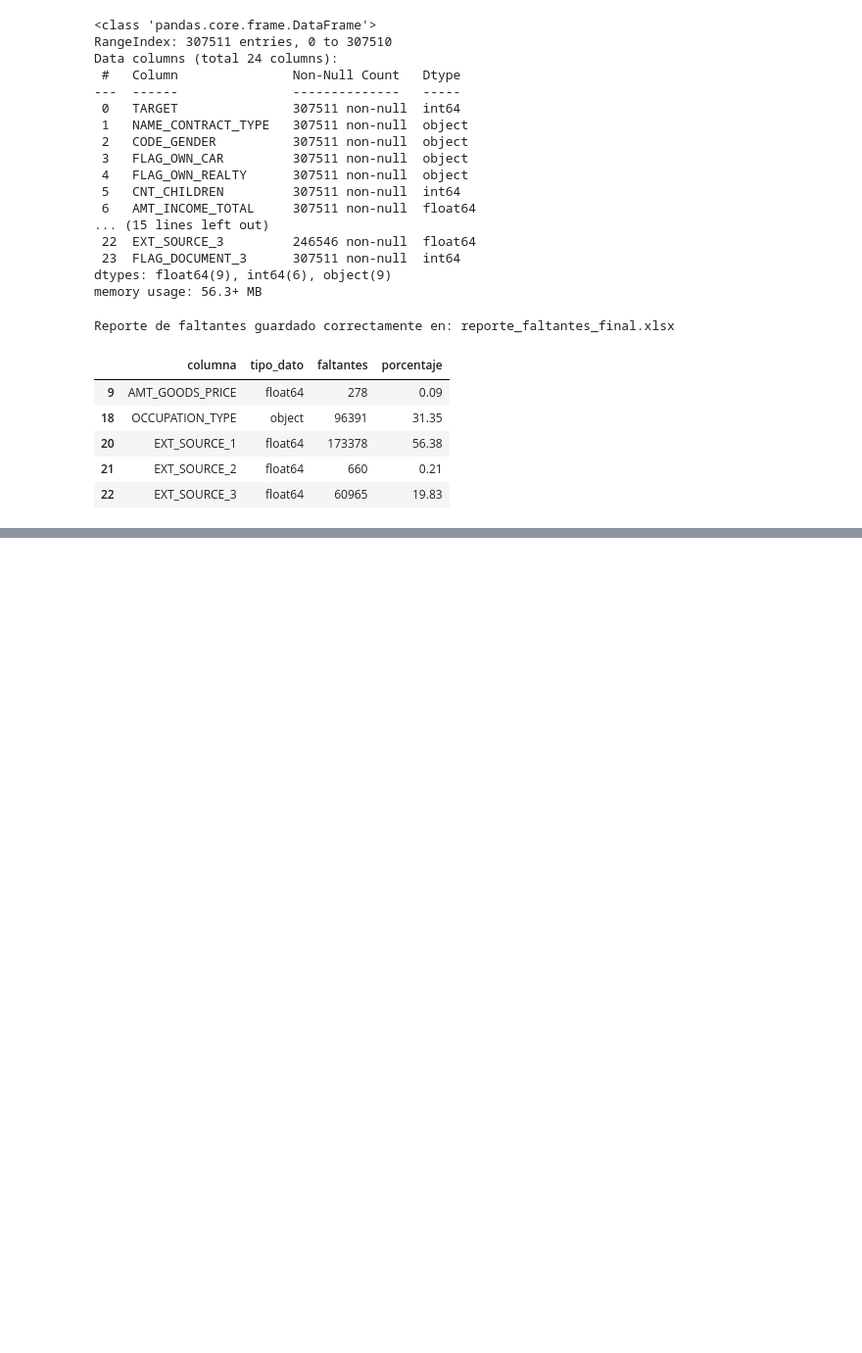
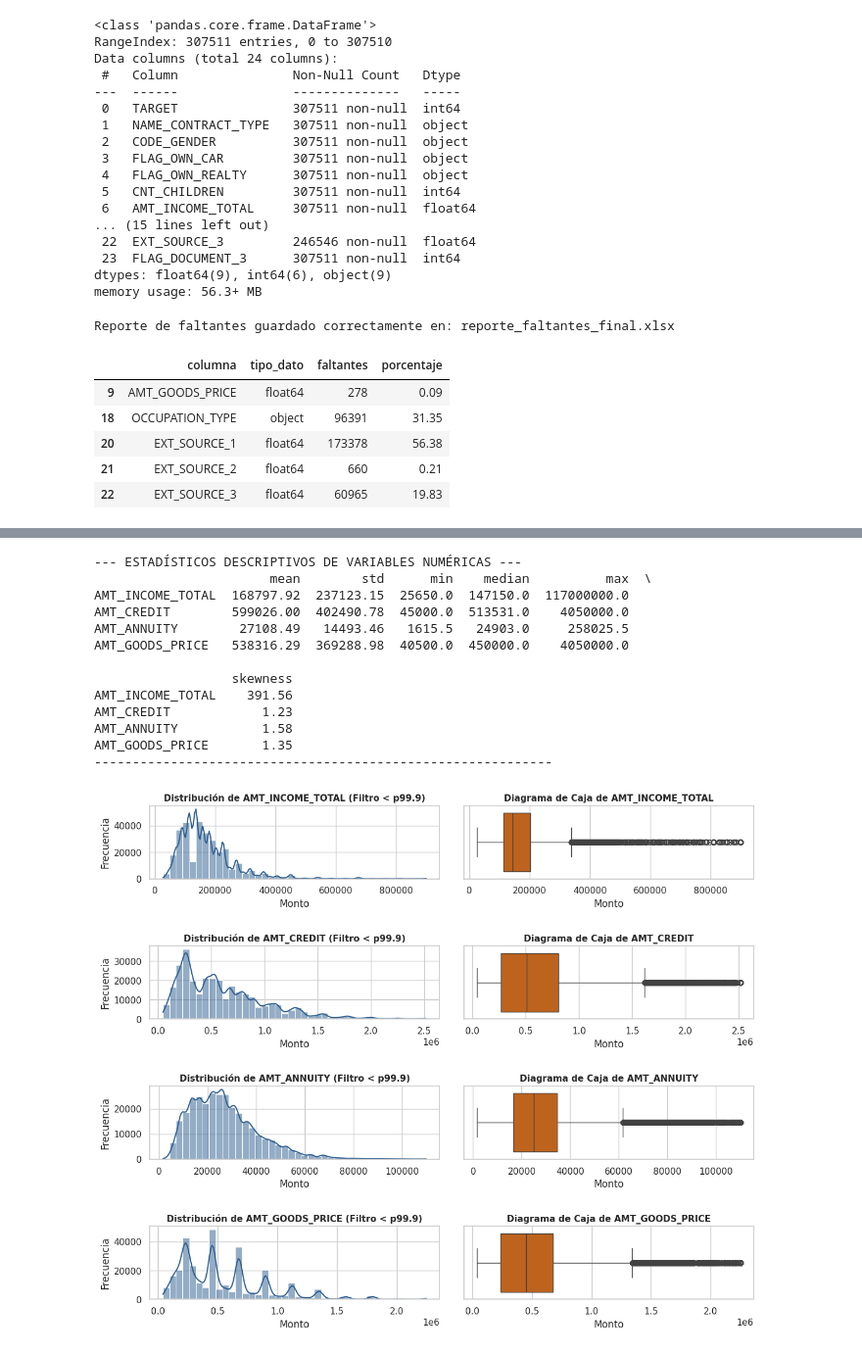
Before and after one commit to nanomelk/Analista-de-Datos-II, a Jupyter notebook: ABP2_Home_Credit_Default_Risk.ipynb, the cells around one changed output, grey strips where cells are left out. Shown at 98% size. Drawn from its saved outputs; the diff is of its cells as text; code cells hidden in the pictures; blank space fills up the shorter version.

```diff
--- a/ABP2_Home_Credit_Default_Risk.ipynb
+++ b/ABP2_Home_Credit_Default_Risk.ipynb
@@ -692,0 +1204,23 @@ Debemos analizar estas variables para buscar errores de tipeo y normalizarlas
+# %%
+variables_financieras = [
+    "AMT_INCOME_TOTAL",
+    "AMT_CREDIT",
+    "AMT_ANNUITY",
+    "AMT_GOODS_PRICE",
+]
+analizar_variables_numericas(df, lista_columnas=variables_financieras)
+# %% [output]
+--- ESTADÍSTICOS DESCRIPTIVOS DE VARIABLES NUMÉRICAS ---
+                       mean        std      min    median          max  \
+AMT_INCOME_TOTAL  168797.92  237123.15  25650.0  147150.0  117000000.0
+AMT_CREDIT        599026.00  402490.78  45000.0  513531.0    4050000.0
+AMT_ANNUITY        27108.49   14493.46   1615.5   24903.0     258025.5
+AMT_GOODS_PRICE   538316.29  369288.98  40500.0  450000.0    4050000.0
+
+                  skewness
+AMT_INCOME_TOTAL    391.56
+AMT_CREDIT            1.23
+AMT_ANNUITY           1.58
+AMT_GOODS_PRICE       1.35
+------------------------------------------------------------
+[figure, added]
```
Also changed, not shown: parts of 79 cells of this notebook.
